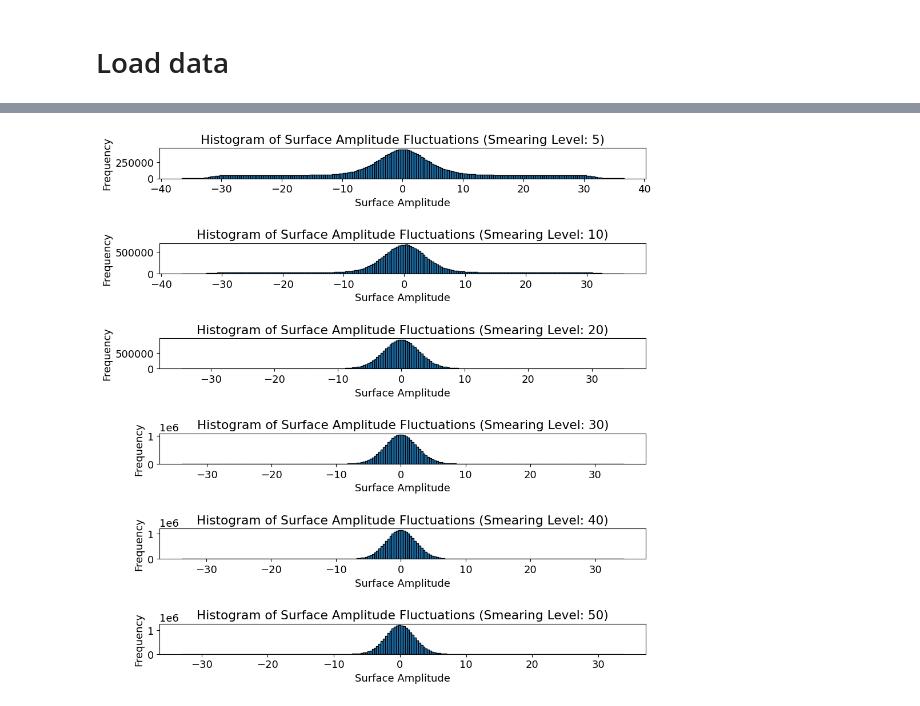
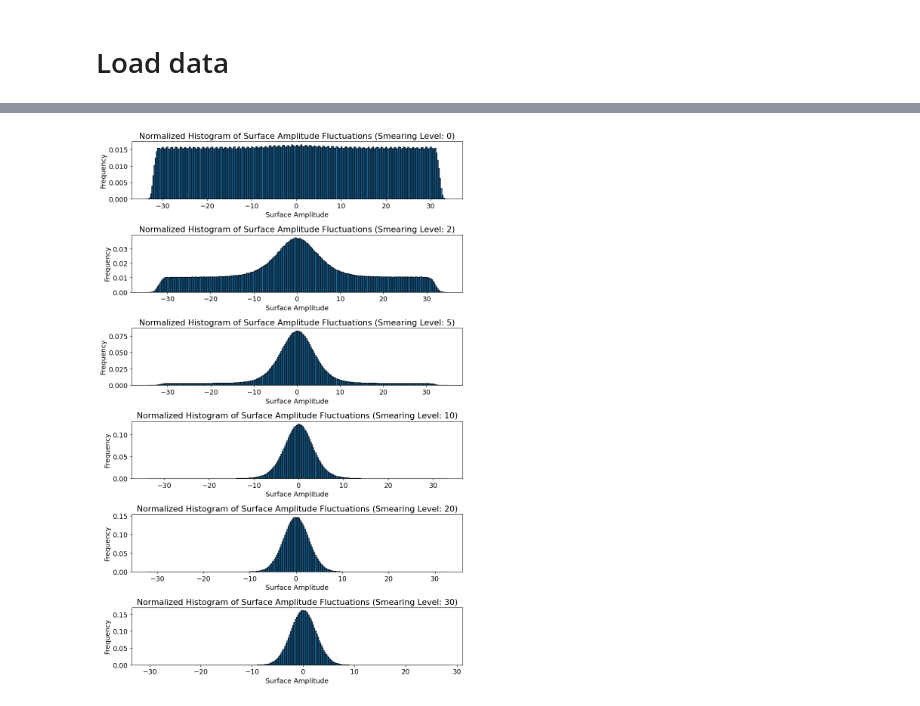
Before and after one commit to Haaaaron/SUN_twist_python_analysis, a Jupyter notebook: notebooks/SUN_surface_amplitude.ipynb, the cells around one changed output, grey strips where cells are left out. Drawn from its saved outputs; the diff is of its cells as text; code cells hidden in the pictures.

```diff
--- a/notebooks/SUN_surface_amplitude.ipynb
+++ b/notebooks/SUN_surface_amplitude.ipynb
@@ -13,2 +17,4 @@ import glob
 # %% [markdown]
 # Load data
+# %%
+folders = utility.list_all_folders(globals.data_path,"60-60-86-6")
@@ -16,8 +32,8 @@ import glob
 from modules.globals import folder_names
 
 smooth_surfaces= {}
-choose_folder = 11
-folder = folder_names[choose_folder-1]
+choose_folder = 0
+folder = folders[choose_folder]
 files = glob.glob(os.path.join(folder, "surface_smooth_*"))
 for file in files:
     file_name = file.split("/")[-1]
@@ -44,26 +60,26 @@ Smearing Level: 50
 # %%
 # Create a dictionary to store fluctuations for each smearing level
 fluctuations_dict = {}
 thermalization = 1000
 plt.rcParams.update({'font.size': 13})
 
 for smearing_level, surface_data in smooth_surfaces.items():
     post_thermalization_data = surface_data[thermalization:thermalization+10000]
     mean_z_values = np.mean(post_thermalization_data[:, :, 2], axis=1)
     fluctuations = post_thermalization_data[:, :, 2] - mean_z_values[:, np.newaxis]
     fluctuations_dict[smearing_level] = fluctuations.flatten()
 
 # Plotting all histograms in subplots
 num_plots = len(fluctuations_dict)
 fig, axes = plt.subplots(num_plots, 1, figsize=(10,15))
 
 for ax, (smearing_level, fluctuations) in zip(axes, fluctuations_dict.items()):
-    ax.hist(fluctuations,edgecolor='black', bins=200)
+    ax.hist(fluctuations, edgecolor='black', bins=64*4, density=True)
     ax.set_xlabel('Surface Amplitude')
     ax.set_ylabel('Frequency')
-    ax.set_title(f'Histogram of Surface Amplitude Fluctuations (Smearing Level: {smearing_level})')
+    ax.set_title(f'Normalized Histogram of Surface Amplitude Fluctuations (Smearing Level: {smearing_level})')
 
 plt.tight_layout()
 plt.show()
 # %% [output]
-[figure, old version]
+[figure, new version]
```
Also changed, not shown: parts of 4 cells of this notebook, 36 other files.
